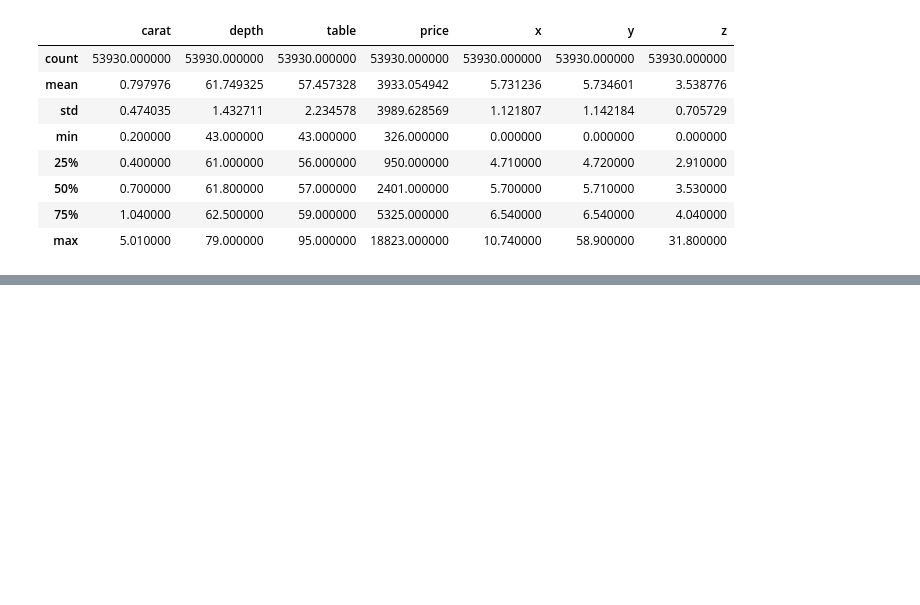
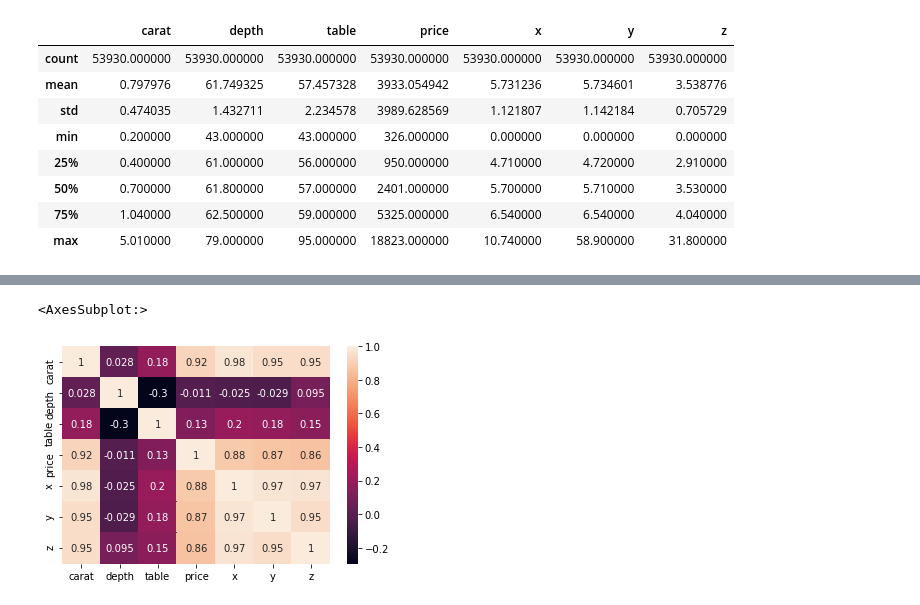
Before and after one commit to DemetrioCN/dataScientist, a Jupyter notebook: The-lapidarist-problem.ipynb, the cells around one changed output, grey strips where cells are left out. Cells and saved outputs as stored; diff of their text form; code cells hidden in the pictures; blank space fills up the shorter version.

```diff
--- a/The-lapidarist-problem.ipynb
+++ b/The-lapidarist-problem.ipynb
@@ -64,0 +104,6 @@ Name: carat, Length: 53930, dtype: float64
+# %%
+#Visualizando la correlación
+sns.heatmap(df.corr(), annot=True)
+# %% [output]
+<AxesSubplot:>
+[figure, added]
```
Also changed, not shown: parts of 36 cells of this notebook.
